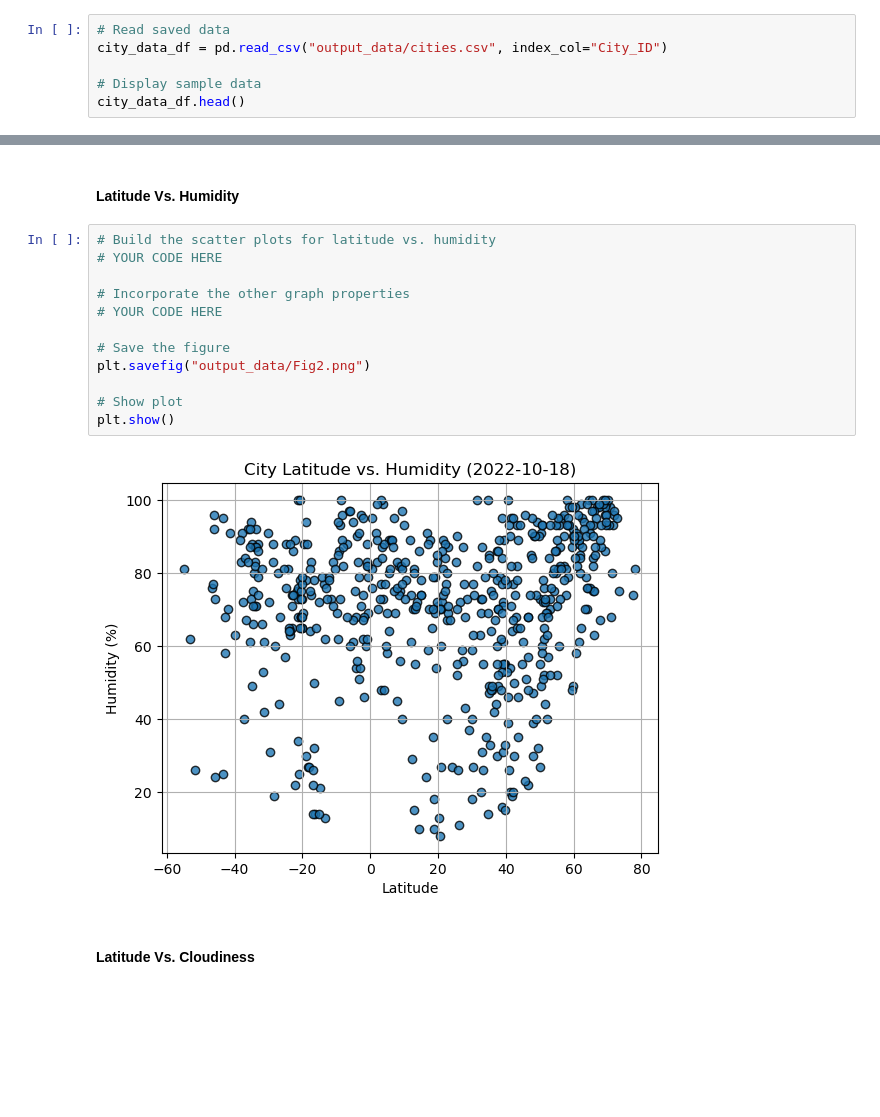
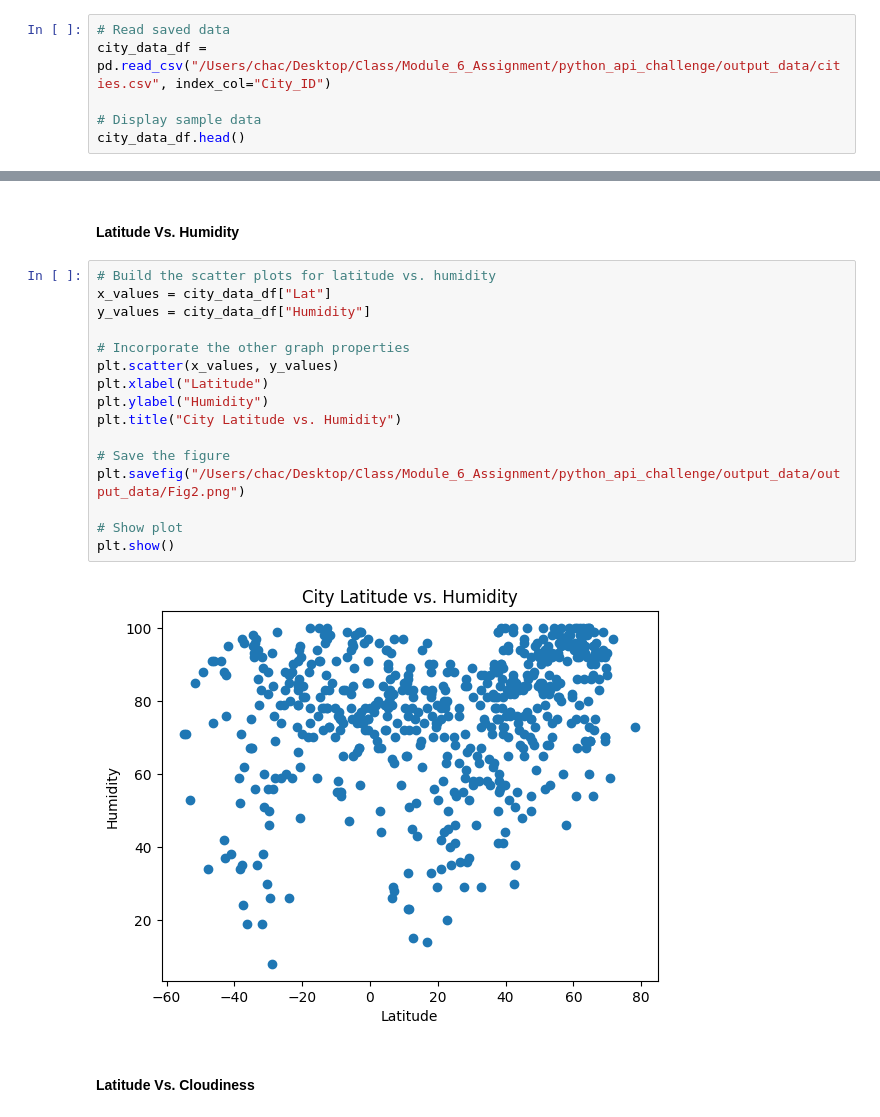
Before and after one commit to echac555/python_api_challenge, a Jupyter notebook: WeatherPy/WeatherPy.ipynb, the cells around one changed output, grey strips where cells are left out. Saved outputs shown, nothing was run; the diff lists cells and outputs as text; blank space fills up the shorter version.

```diff
--- a/WeatherPy/WeatherPy.ipynb
+++ b/WeatherPy/WeatherPy.ipynb
@@ -172,6 +173,6 @@ city_data_df.to_csv("output_data/cities.csv", index_label="City_ID")
 # %%
 # Read saved data
-city_data_df = pd.read_csv("output_data/cities.csv", index_col="City_ID")
+city_data_df = pd.read_csv("/Users/chac/Desktop/Class/Module_6_Assignment/python_api_challenge/output_data/cities.csv", index_col="City_ID")
 
 # Display sample data
 city_data_df.head()
@@ -205,18 +210,22 @@ plt.show()
 #### Latitude Vs. Humidity
 # %%
 # Build the scatter plots for latitude vs. humidity
-# YOUR CODE HERE
+x_values = city_data_df["Lat"]
+y_values = city_data_df["Humidity"]
 
 # Incorporate the other graph properties
-# YOUR CODE HERE
+plt.scatter(x_values, y_values)
+plt.xlabel("Latitude")
+plt.ylabel("Humidity")
+plt.title("City Latitude vs. Humidity")
 
 # Save the figure
-plt.savefig("output_data/Fig2.png")
+plt.savefig("/Users/chac/Desktop/Class/Module_6_Assignment/python_api_challenge/output_data/output_data/Fig2.png")
 
 # Show plot
 plt.show()
 # %% [output]
-[figure, old version]
+[figure, new version]
 # %% [markdown]
 #### Latitude Vs. Cloudiness
 # %%
```
Also changed, not shown: parts of 36 cells of this notebook, 5 other files.
